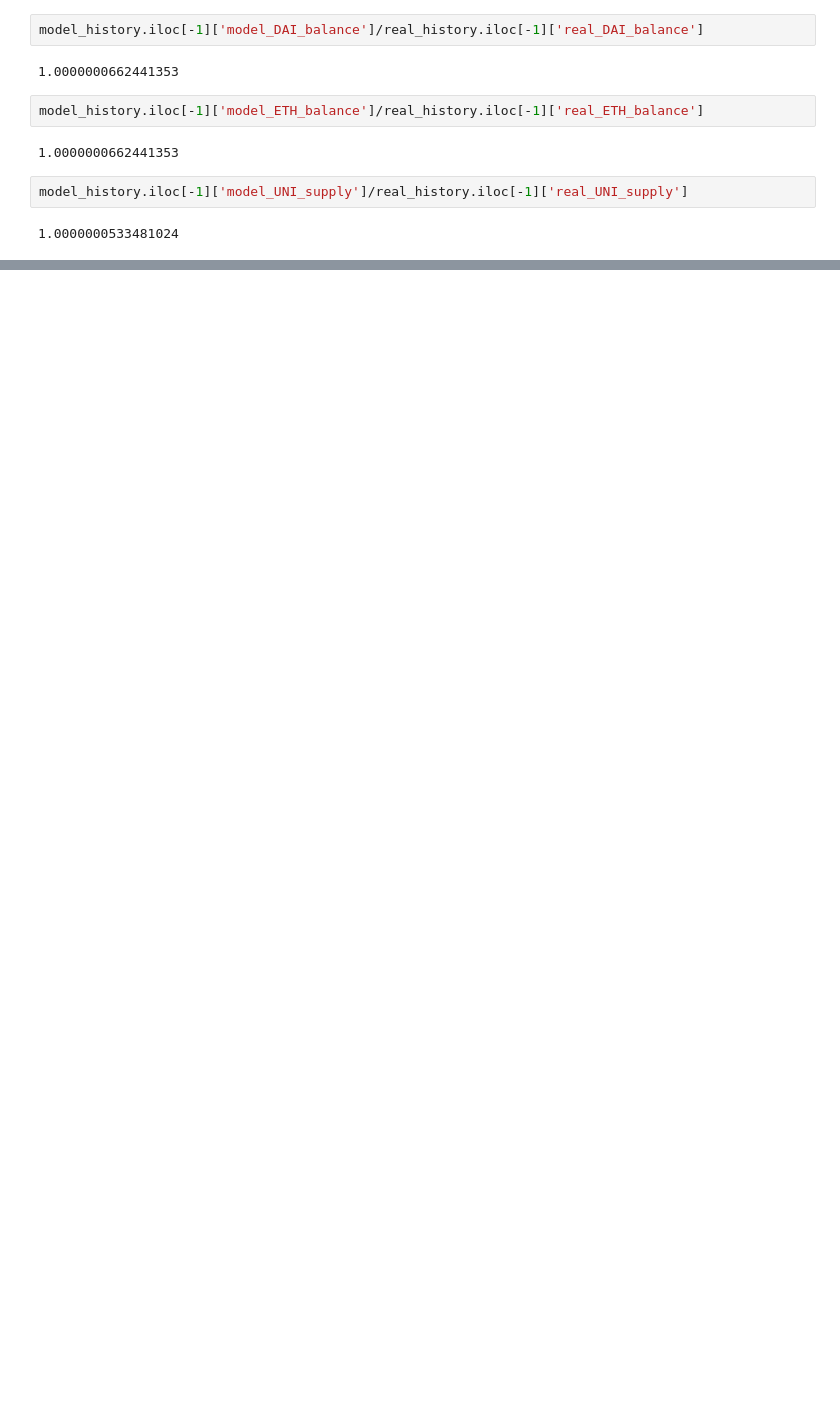
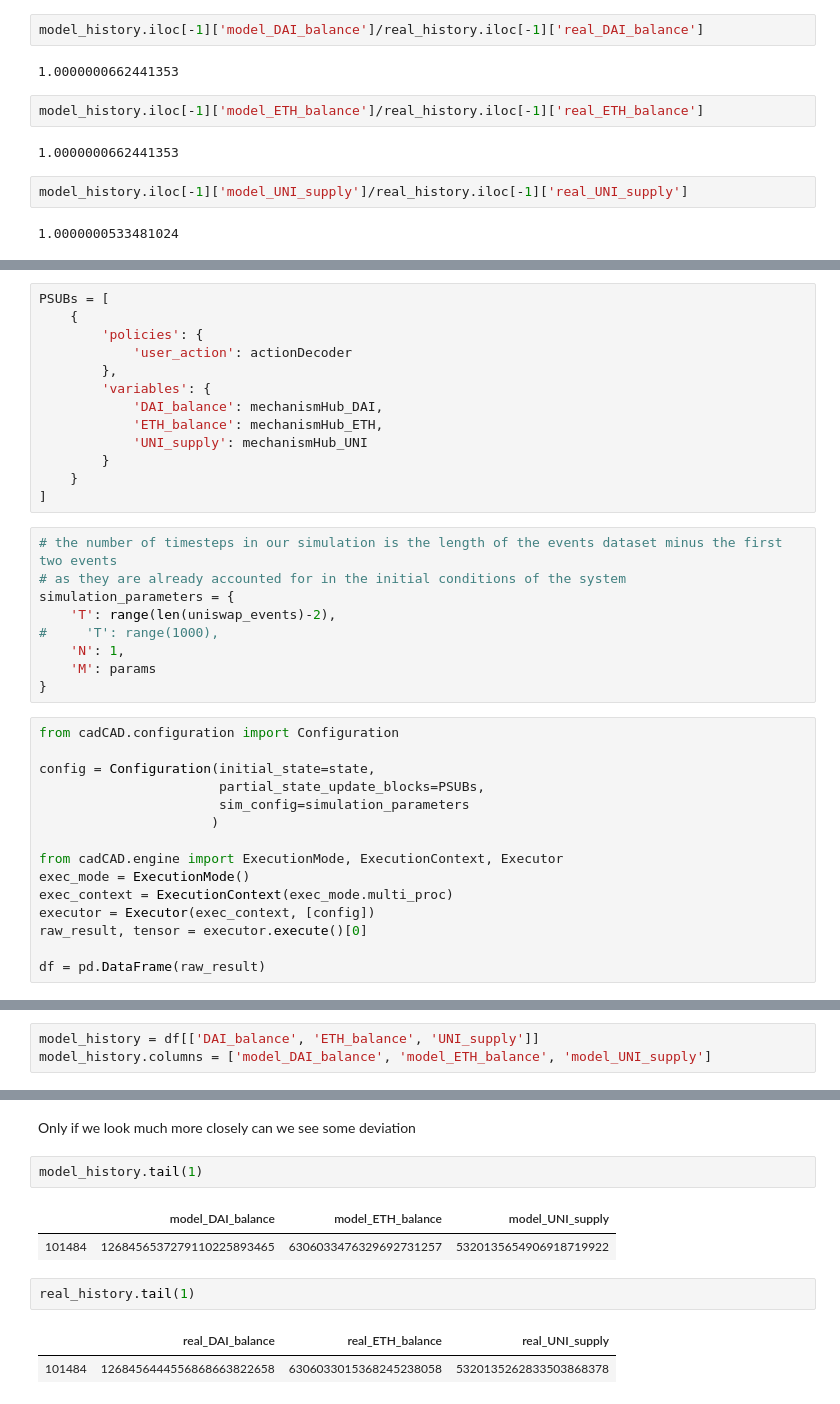
Before and after one commit to BlockScience/uniswap, a Jupyter notebook: simplified-uniswap.ipynb, the cells around one changed output, grey strips where cells are left out. Drawn from its saved outputs; the diff is of its cells as text; blank space fills up the shorter version.

```diff
--- a/simplified-uniswap.ipynb
+++ b/simplified-uniswap.ipynb
@@ -576,0 +688,37 @@ model_history.iloc[-1]['model_UNI_supply']/real_history.iloc[-1]['real_UNI_suppl
+# %%
+PSUBs = [
+    {
+        'policies': {
+            'user_action': actionDecoder
+        },
+        'variables': {
+            'DAI_balance': mechanismHub_DAI,
+            'ETH_balance': mechanismHub_ETH,
+            'UNI_supply': mechanismHub_UNI
+        }
+    }
+]
+# %%
+# the number of timesteps in our simulation is the length of the events dataset minus the first two events
+# as they are already accounted for in the initial conditions of the system
+simulation_parameters = {
+    'T': range(len(uniswap_events)-2),
+#     'T': range(1000),
+    'N': 1,
+    'M': params
+}
+# %%
+from cadCAD.configuration import Configuration
+
+config = Configuration(initial_state=state,
+                       partial_state_update_blocks=PSUBs,
+                       sim_config=simulation_parameters
+                      )
+
+from cadCAD.engine import ExecutionMode, ExecutionContext, Executor
+exec_mode = ExecutionMode()
+exec_context = ExecutionContext(exec_mode.multi_proc)
+executor = Executor(exec_context, [config])
+raw_result, tensor = executor.execute()[0]
+
+df = pd.DataFrame(raw_result)
@@ -576,0 +739,3 @@ model_history.iloc[-1]['model_UNI_supply']/real_history.iloc[-1]['real_UNI_suppl
+# %%
+model_history = df[['DAI_balance', 'ETH_balance', 'UNI_supply']]
+model_history.columns = ['model_DAI_balance', 'model_ETH_balance', 'model_UNI_supply']
@@ -576,0 +762,12 @@ model_history.iloc[-1]['model_UNI_supply']/real_history.iloc[-1]['real_UNI_suppl
+# %% [markdown]
+Only if we look much more closely can we see some deviation
+# %%
+model_history.tail(1)
+# %% [output]
+|  | model_DAI_balance | model_ETH_balance | model_UNI_supply |
+| 101484 | 1268456537279110225893465 | 6306033476329692731257 | 5320135654906918719922 |
+# %%
+real_history.tail(1)
+# %% [output]
+|  | real_DAI_balance | real_ETH_balance | real_UNI_supply |
+| 101484 | 1268456444556868663822658 | 6306033015368245238058 | 5320135262833503868378 |
```
Also changed, not shown: parts of 14 cells of this notebook.
